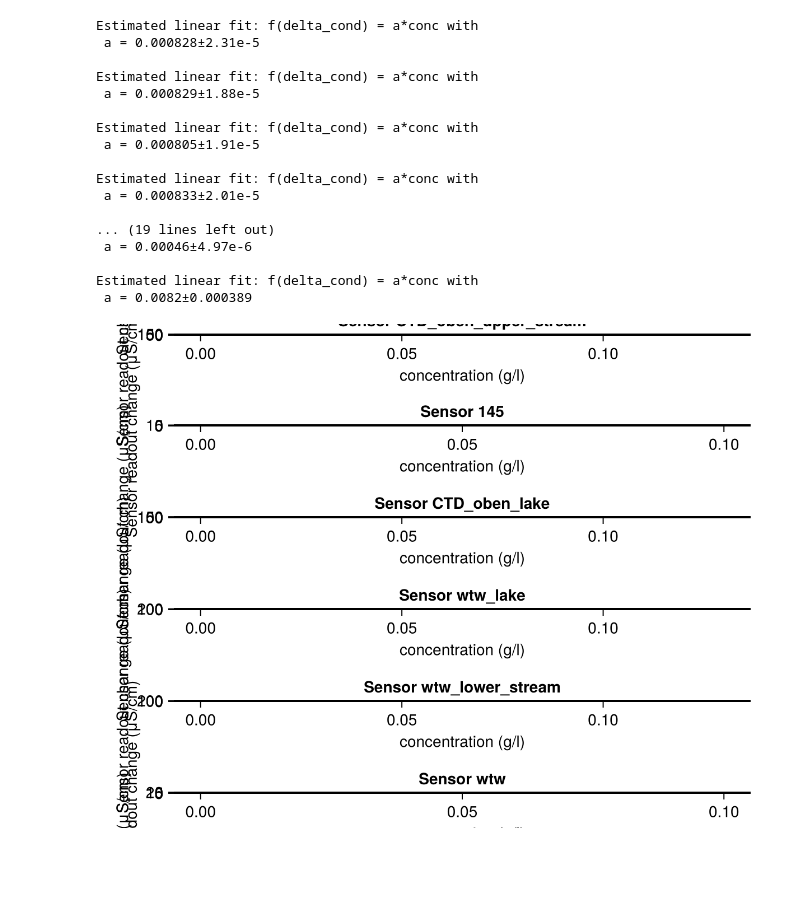
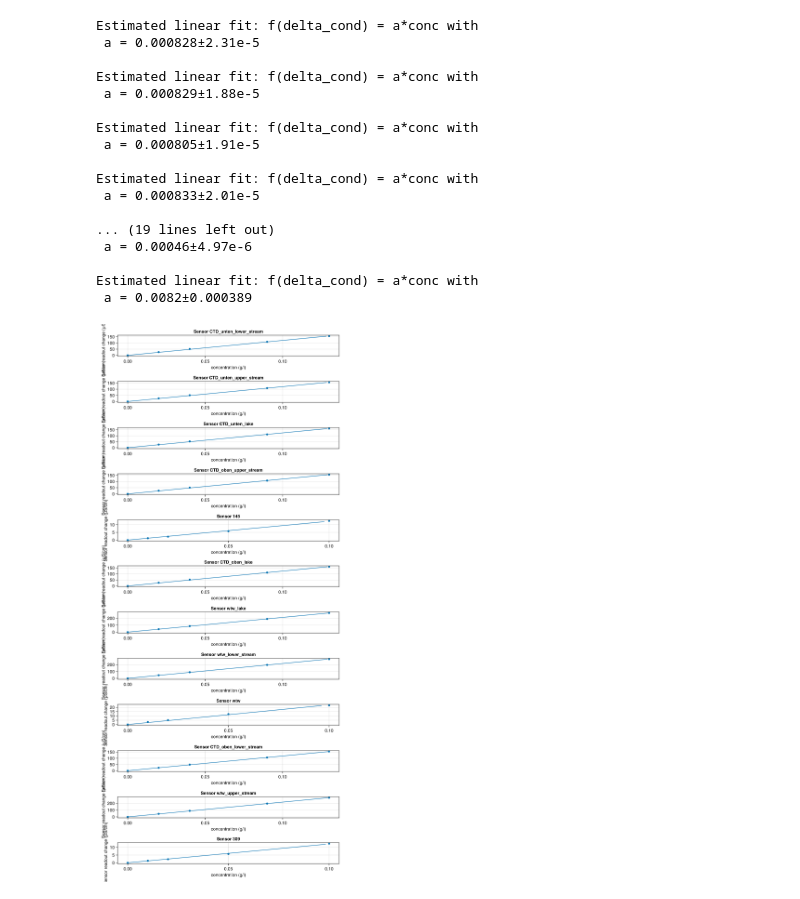
Before and after one commit to mdr-edu/GlacierHydroFieldcourse.jl, a Jupyter notebook: notebooks/2_calibration.ipynb, the cells around one changed output. Drawn from its saved outputs; the diff is of its cells as text; code cells hidden in the pictures; blank space fills up the shorter version.

```diff
--- a/notebooks/2_calibration.ipynb
+++ b/notebooks/2_calibration.ipynb
@@ -212,7 +212,7 @@ delta_cond2conc = Dict(a[1] => fit_calibration(bucketsize, solution_conc, a[2]..
 ## to go back to in-line plots set it true again
 using CairoMakie
 
-fig = Figure()
+fig = Figure(size=(800,1800))
 for (i,sens) in enumerate(keys(delta_cond2conc))
     ax = Axis(fig[i, 1], title="Sensor $sens",
         xlabel="concentration (g/l)",
@@ -241,31 +241,31 @@ for (i,sens) in enumerate(keys(delta_cond2conc))
     lines!(delta_fn(readouts), readouts, label="line of best fit")
 end
 fig
 
 
 # Save them as files:
 
 # mkpath("../plots")
 # save("../plots/calibration.png", fig) ## to save this figure to a file, useful for your presentation
 
 #md save("../docs/calibration.png", fig) #hide
 #md # ![](calibration.png)
 # %% [output]
 Estimated linear fit: f(delta_cond) = a*conc with
  a = 0.000828±2.31e-5
 
 Estimated linear fit: f(delta_cond) = a*conc with
  a = 0.000829±1.88e-5
 
 Estimated linear fit: f(delta_cond) = a*conc with
  a = 0.000805±1.91e-5
 
 Estimated linear fit: f(delta_cond) = a*conc with
  a = 0.000833±2.01e-5
 
 ... (19 lines left out)
  a = 0.00046±4.97e-6
 
 Estimated linear fit: f(delta_cond) = a*conc with
  a = 0.0082±0.000389
-[figure, old version]
+[figure, new version]
```
Also changed, not shown: 8 other files.
